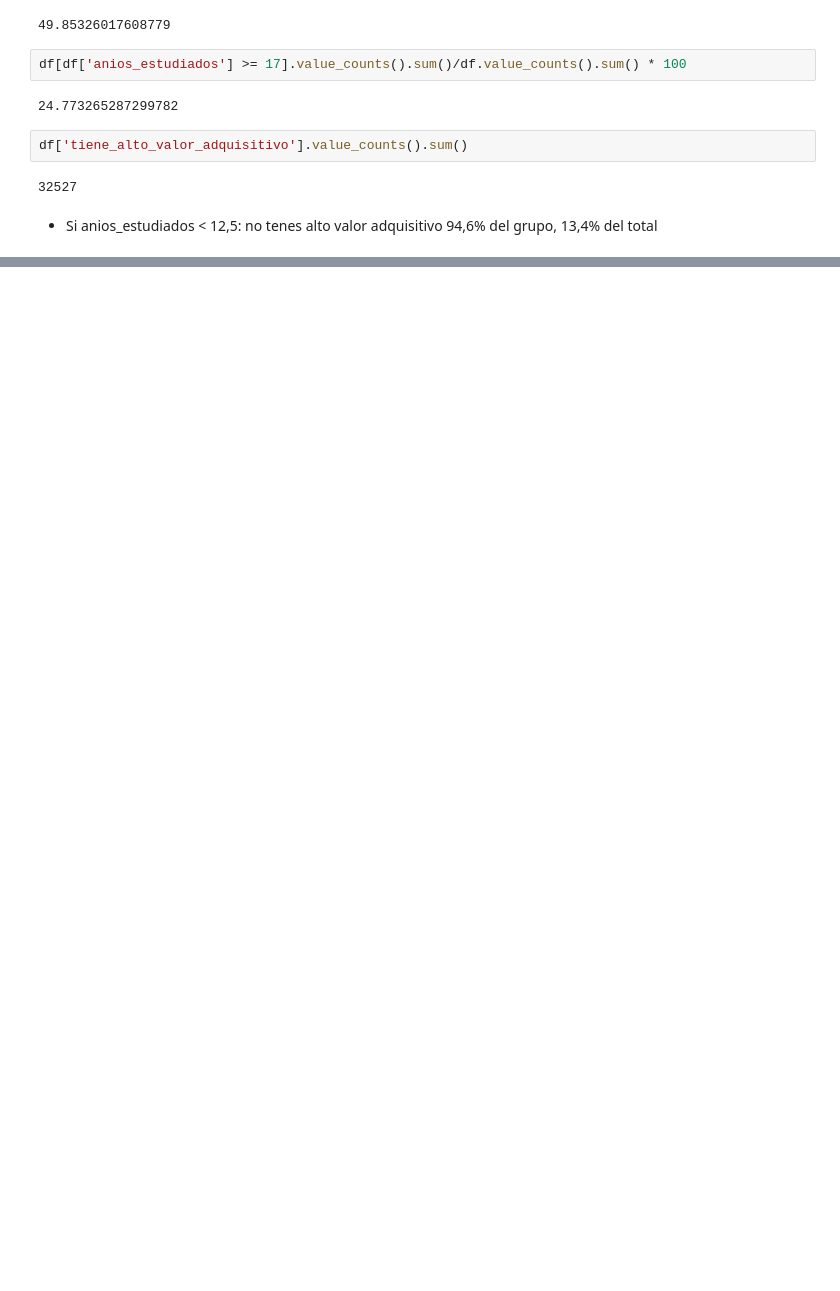
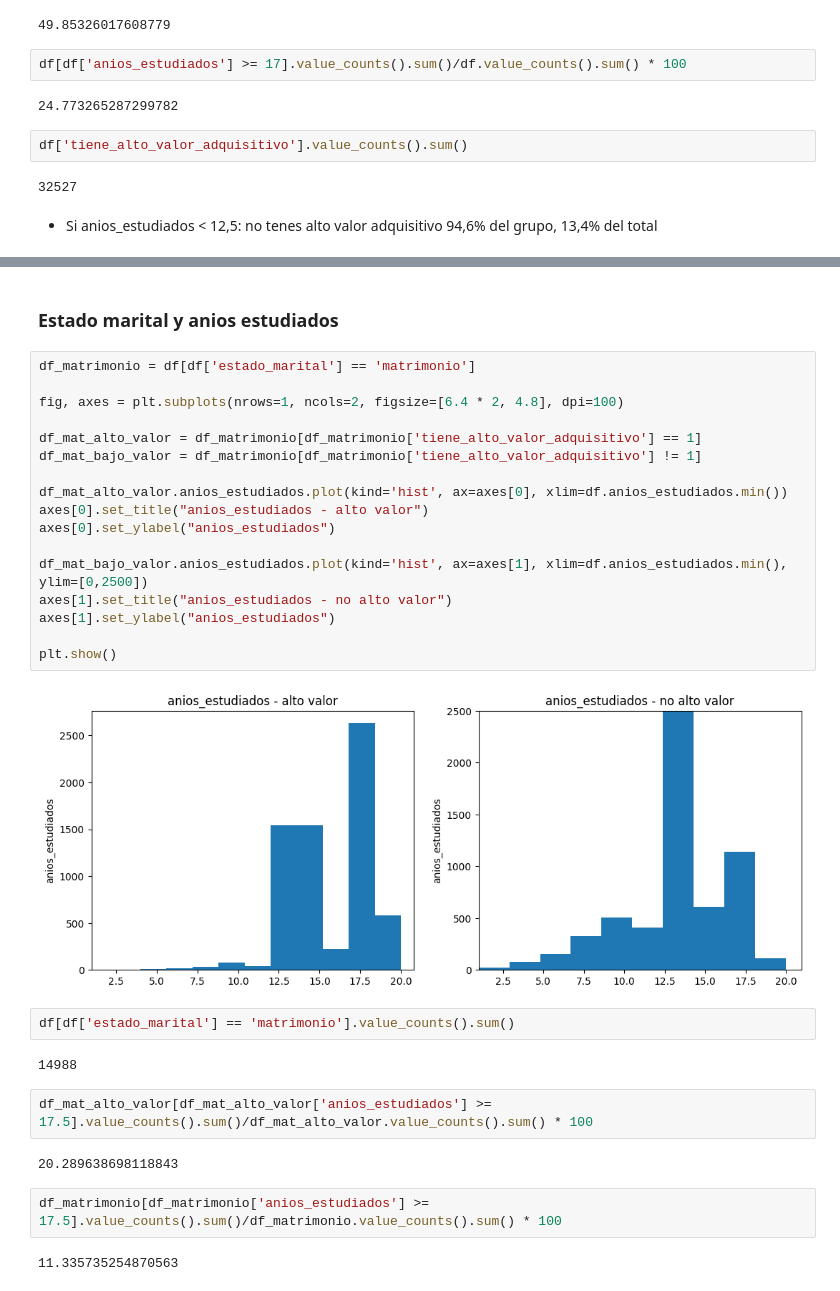
Before and after one commit to SantiValdezUlzurrun/TP-2021-1C-Organizacion-de-datos, a Jupyter notebook: Variables/anios_estudiados.ipynb, the cells around one changed output, grey strips where cells are left out. Drawn from its saved outputs; the diff is of its cells as text; blank space fills up the shorter version.

```diff
--- a/Variables/anios_estudiados.ipynb
+++ b/Variables/anios_estudiados.ipynb
@@ -97,0 +95,33 @@ df['tiene_alto_valor_adquisitivo'].value_counts().sum()
+# %% [markdown]
+### Estado marital y anios estudiados
+# %%
+df_matrimonio = df[df['estado_marital'] == 'matrimonio']
+
+fig, axes = plt.subplots(nrows=1, ncols=2, figsize=[6.4 * 2, 4.8], dpi=100)
+
+df_mat_alto_valor = df_matrimonio[df_matrimonio['tiene_alto_valor_adquisitivo'] == 1]
+df_mat_bajo_valor = df_matrimonio[df_matrimonio['tiene_alto_valor_adquisitivo'] != 1]
+
+df_mat_alto_valor.anios_estudiados.plot(kind='hist', ax=axes[0], xlim=df.anios_estudiados.min())
+axes[0].set_title("anios_estudiados - alto valor")
+axes[0].set_ylabel("anios_estudiados")
+
+df_mat_bajo_valor.anios_estudiados.plot(kind='hist', ax=axes[1], xlim=df.anios_estudiados.min(), ylim=[0,2500])
+axes[1].set_title("anios_estudiados - no alto valor")
+axes[1].set_ylabel("anios_estudiados")
+
+plt.show()
+# %% [output]
+[figure, added]
+# %%
+df[df['estado_marital'] == 'matrimonio'].value_counts().sum()
+# %% [output]
+14988
+# %%
+df_mat_alto_valor[df_mat_alto_valor['anios_estudiados'] >= 17.5].value_counts().sum()/df_mat_alto_valor.value_counts().sum() * 100
+# %% [output]
+20.289638698118843
+# %%
+df_matrimonio[df_matrimonio['anios_estudiados'] >= 17.5].value_counts().sum()/df_matrimonio.value_counts().sum() * 100
+# %% [output]
+11.335735254870563
```
Also changed, not shown: parts of 5 cells of this notebook, 10 other files.
